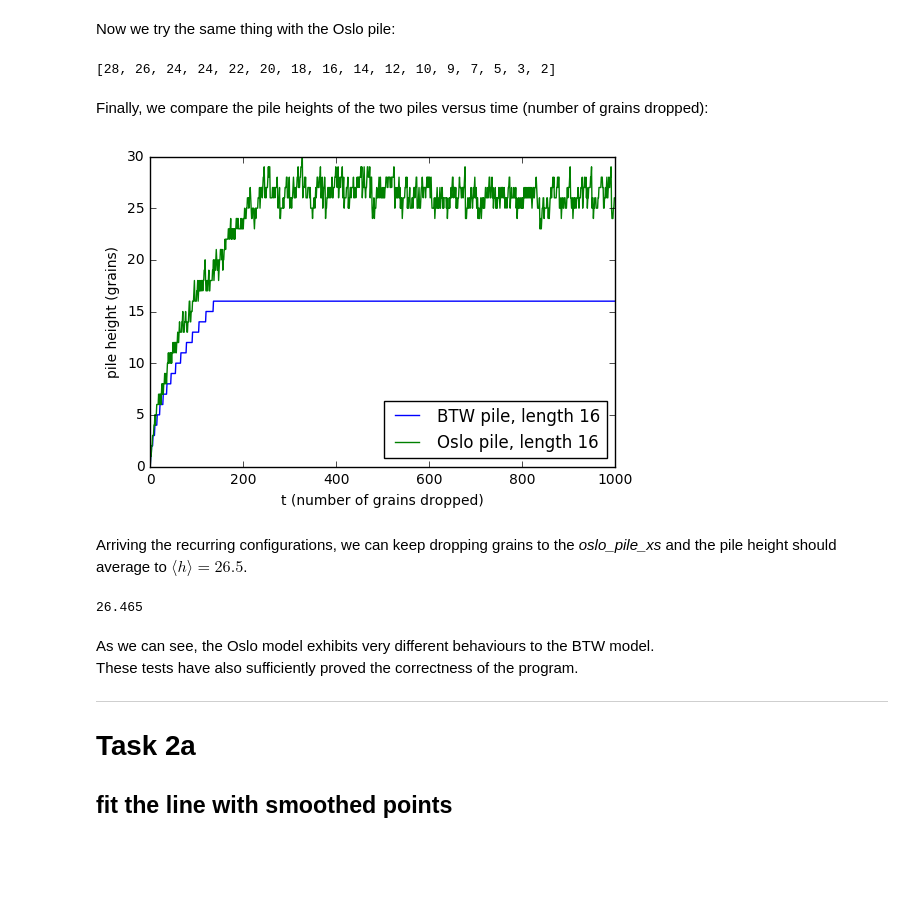
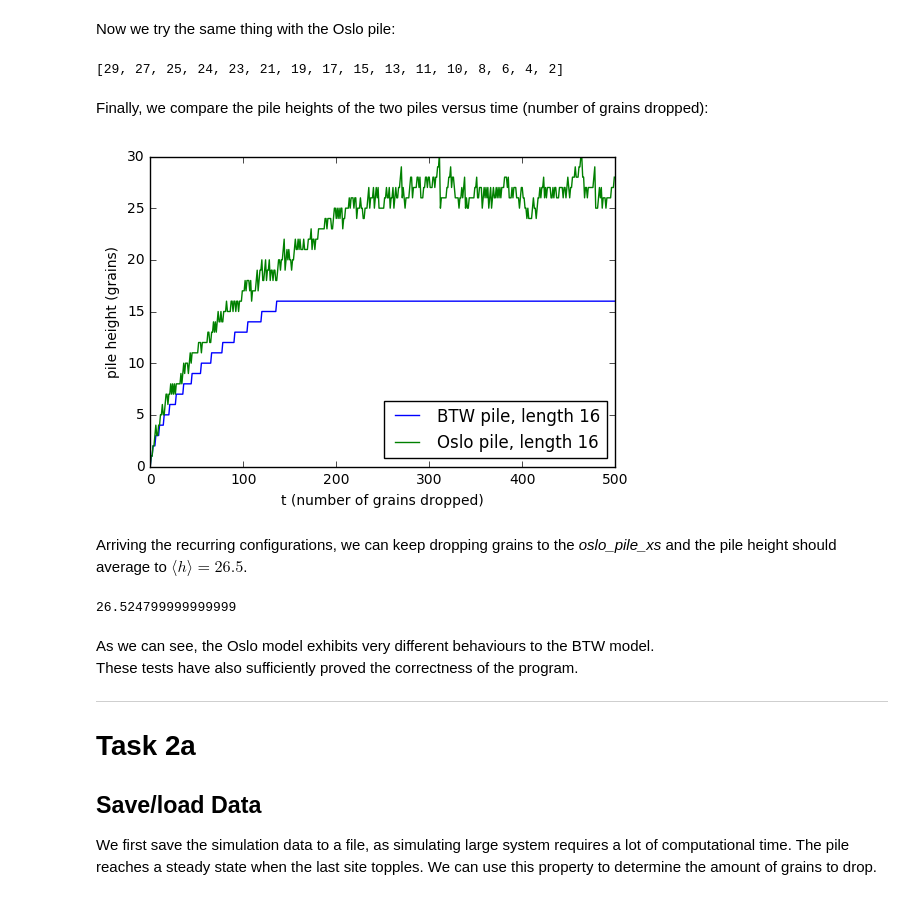
Before and after one commit to zackeymon/Oslo-Model, a Jupyter notebook: Oslo Model.ipynb, the cells around one changed output. Cells and saved outputs as stored; diff of their text form; code cells hidden in the pictures; blank space fills up the shorter version.

Commit message:
Added reset methods. Included pickle for saving and loading data.

```diff
--- a/Oslo Model.ipynb
+++ b/Oslo Model.ipynb
@@ -17,10 +21,10 @@ Create some length 16 piles with different values of $p$:
 probs1 = (1, 0)  # p = 1
 probs2 = (0, 1)  # p = 0
 
-pile1 = Pile(16, probs1, POSSIBLE_THRESHOLD_SLOPES)
+pile1 = Pile(16, probs1, POSSIBLE_THRESHOLD_SLOPES, name="BTW pile, length 16")
 pile2 = Pile(16, probs2, POSSIBLE_THRESHOLD_SLOPES)
 
-oslo_pile_xs = Pile(16, OSLO_PROBS, POSSIBLE_THRESHOLD_SLOPES)
+oslo_pile_xs = Pile(16, OSLO_PROBS, POSSIBLE_THRESHOLD_SLOPES, name="Oslo pile, length 16")
 # %% [markdown]
 All threshold slopes of *pile1* should be 1:
 # %%
@@ -71,41 +75,41 @@ for _ in range(500):
 
 oslo_pile_xs.get_heights()
 # %% [output]
-[28, 26, 24, 24, 22, 20, 18, 16, 14, 12, 10, 9, 7, 5, 3, 2]
+[29, 27, 25, 24, 23, 21, 19, 17, 15, 13, 11, 10, 8, 6, 4, 2]
 # %% [markdown]
 Finally, we compare the pile heights of the two piles versus time (number of grains dropped):
 # %%
 # reinitialise the piles
-btw_pile = Pile(16, probs1, POSSIBLE_THRESHOLD_SLOPES, name="BTW pile, length 16")
-oslo_pile_xs = Pile(16, OSLO_PROBS, POSSIBLE_THRESHOLD_SLOPES, name="Oslo pile, length 16")
+pile1.reset()
+oslo_pile_xs.reset()
 
-for i in (btw_pile, oslo_pile_xs):
+for i in (pile1, oslo_pile_xs):
     pile_heights = []
 
-    # drop 1000 grains
-    for t in range(1000):
+    # drop 500 grains
+    for t in range(500):
         pile_heights.append(i.get_pile_height())
         i.drop_grain()
     plt.plot(pile_heights, label=i.name)
 
 plt.xlabel("t (number of grains dropped)")
 plt.ylabel("pile height (grains)")
 plt.legend(loc=0)
 plt.show()
 # %% [output]
-[figure, old version]
+[figure, new version]
 # %% [markdown]
 Arriving the recurring configurations, we can keep dropping grains to the *oslo_pile_xs* and the pile height should average to $\langle h \rangle=26.5$.
 # %%
 pile_heights = []
 
-for i in range(5000):
+for i in range(10000):
     oslo_pile_xs.drop_grain()
     pile_heights.append(oslo_pile_xs.get_pile_height())
 
 np.average(pile_heights)
 # %% [output]
-26.465
+26.524799999999999
 # %% [markdown]
 As we can see, the Oslo model exhibits very different behaviours to the BTW model.
 These tests have also sufficiently proved the correctness of the program.
@@ -114,4 +118,6 @@ These tests have also sufficiently proved the correctness of the program.
 
 # Task 2a
 
-## fit the line with smoothed points
+## Save/load Data
+We first save the simulation data to a file, as simulating large system requires a lot of computational time.
+The pile reaches a steady state when the last site topples. We can use this property to determine the amount of grains to drop.
```
Also changed, not shown: parts of 10 cells of this notebook, 4 other files.
